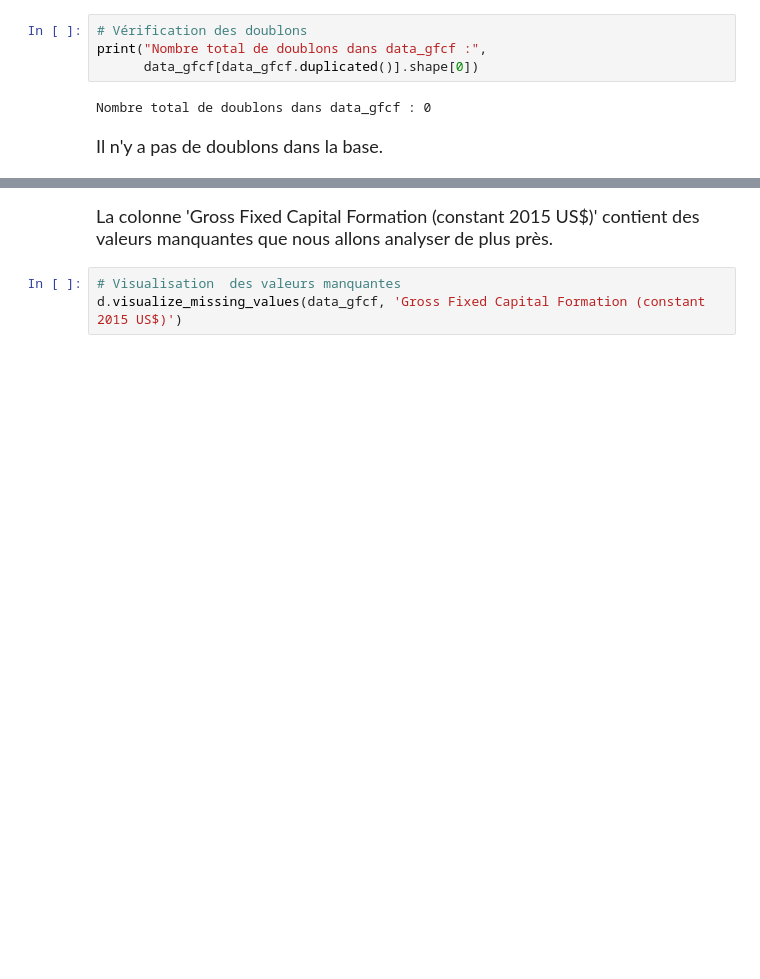
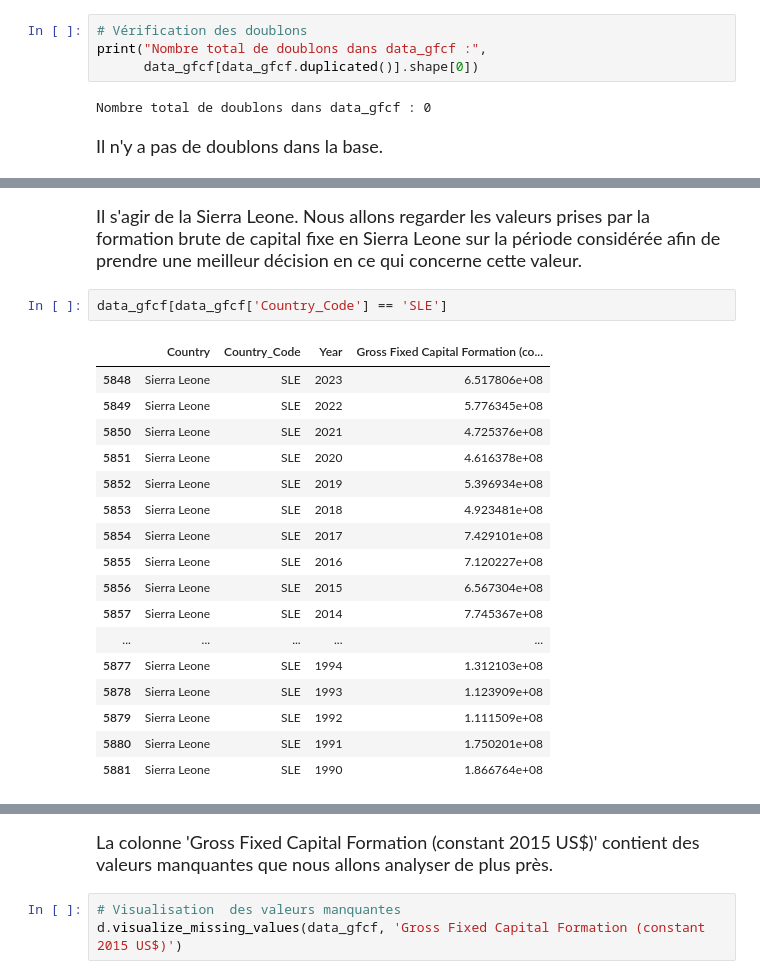
Before and after one commit to tziemiNgansop237/Projet_Python, a Jupyter notebook: src/Preparation_donnees.ipynb, the cells around one changed output, grey strips where cells are left out. Cells and saved outputs as stored; diff of their text form; blank space fills up the shorter version.

```diff
--- a/src/Preparation_donnees.ipynb
+++ b/src/Preparation_donnees.ipynb
@@ -216,0 +248,22 @@ memory usage: 230.7+ KB
+# %% [markdown]
+<p style="line-height: 1.6; font-family: 'Serial', serif; font-size: 18px; ">Il s'agir de la Sierra Leone. Nous allons regarder les valeurs prises par la formation brute de capital fixe en Sierra Leone sur la période considérée afin de prendre une meilleur décision en ce qui concerne cette valeur.</p>
+# %%
+data_gfcf[data_gfcf['Country_Code'] == 'SLE']
+# %% [output]
+|  | Country | Country_Code | Year | Gross Fixed Capital Formation (co... |
+| 5848 | Sierra Leone | SLE | 2023 | 6.517806e+08 |
+| 5849 | Sierra Leone | SLE | 2022 | 5.776345e+08 |
+| 5850 | Sierra Leone | SLE | 2021 | 4.725376e+08 |
+| 5851 | Sierra Leone | SLE | 2020 | 4.616378e+08 |
+| 5852 | Sierra Leone | SLE | 2019 | 5.396934e+08 |
+| 5853 | Sierra Leone | SLE | 2018 | 4.923481e+08 |
+| 5854 | Sierra Leone | SLE | 2017 | 7.429101e+08 |
+| 5855 | Sierra Leone | SLE | 2016 | 7.120227e+08 |
+| 5856 | Sierra Leone | SLE | 2015 | 6.567304e+08 |
+| 5857 | Sierra Leone | SLE | 2014 | 7.745367e+08 |
+| ... | ... | ... | ... | ... |
+| 5877 | Sierra Leone | SLE | 1994 | 1.312103e+08 |
+| 5878 | Sierra Leone | SLE | 1993 | 1.123909e+08 |
+| 5879 | Sierra Leone | SLE | 1992 | 1.111509e+08 |
+| 5880 | Sierra Leone | SLE | 1991 | 1.750201e+08 |
+| 5881 | Sierra Leone | SLE | 1990 | 1.866764e+08 |
```
Also changed, not shown: parts of 13 cells of this notebook, 3 other files.
